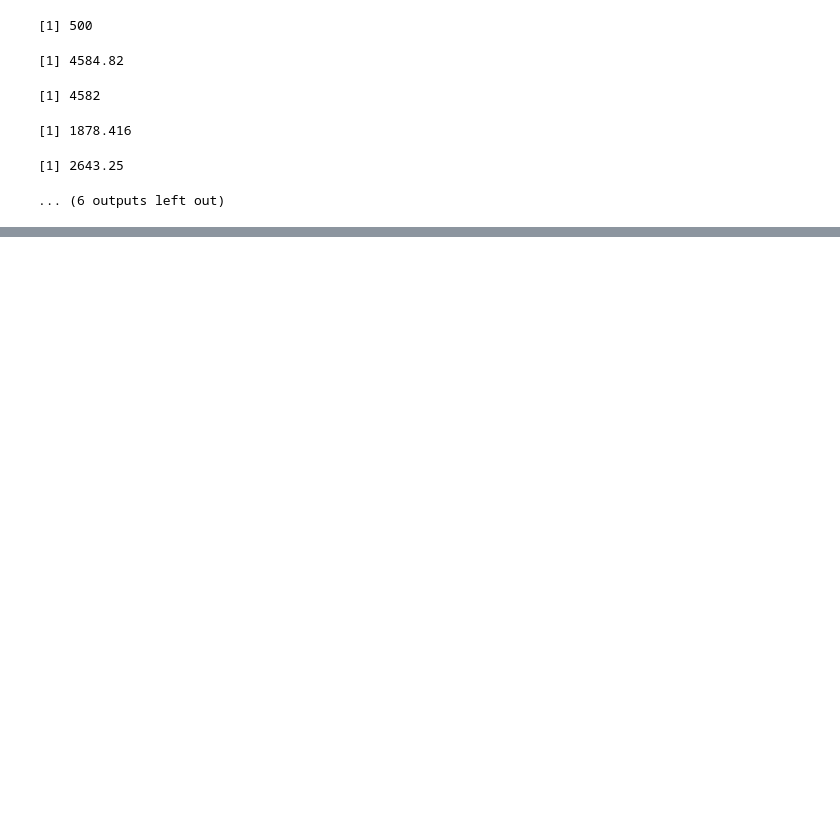
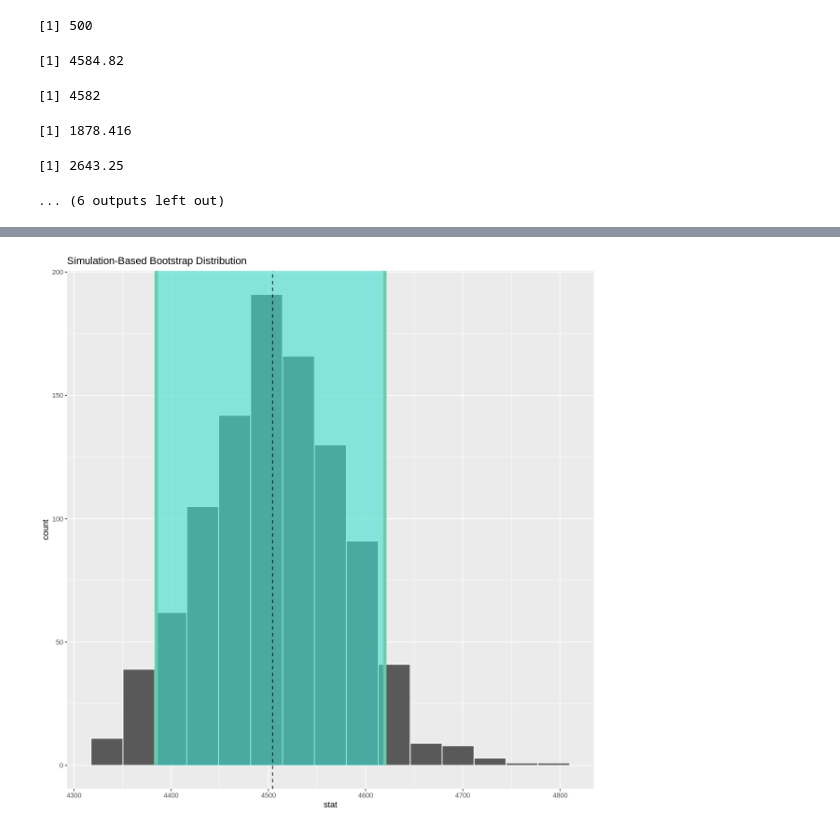
Before and after one commit to Sparsh16/STAT-201-Group-Project, a Jupyter notebook: code/code.ipynb, the cells around one changed output, grey strips where cells are left out. Saved outputs shown, nothing was run; the diff lists cells and outputs as text; code cells hidden in the pictures; blank space fills up the shorter version.

```diff
--- a/code/code.ipynb
+++ b/code/code.ipynb
@@ -209,0 +225,4 @@ ggplot(
+# %%
+ci_percentile <- bootstrap_dist %>%
+    get_confidence_interval(level = 0.90, type = "percentile")
+ci_percentile
@@ -209,0 +234,8 @@ ggplot(
+# %%
+ci_plot_percentile <-  visualize(bootstrap_dist) +
+  shade_confidence_interval(endpoints = ci_percentile) +
+    geom_vline(xintercept = sample_mean, linetype = "dashed")
+
+ci_plot_percentile
+# %% [output]
+[figure, added]
```
Also changed, not shown: parts of 12 cells of this notebook.
